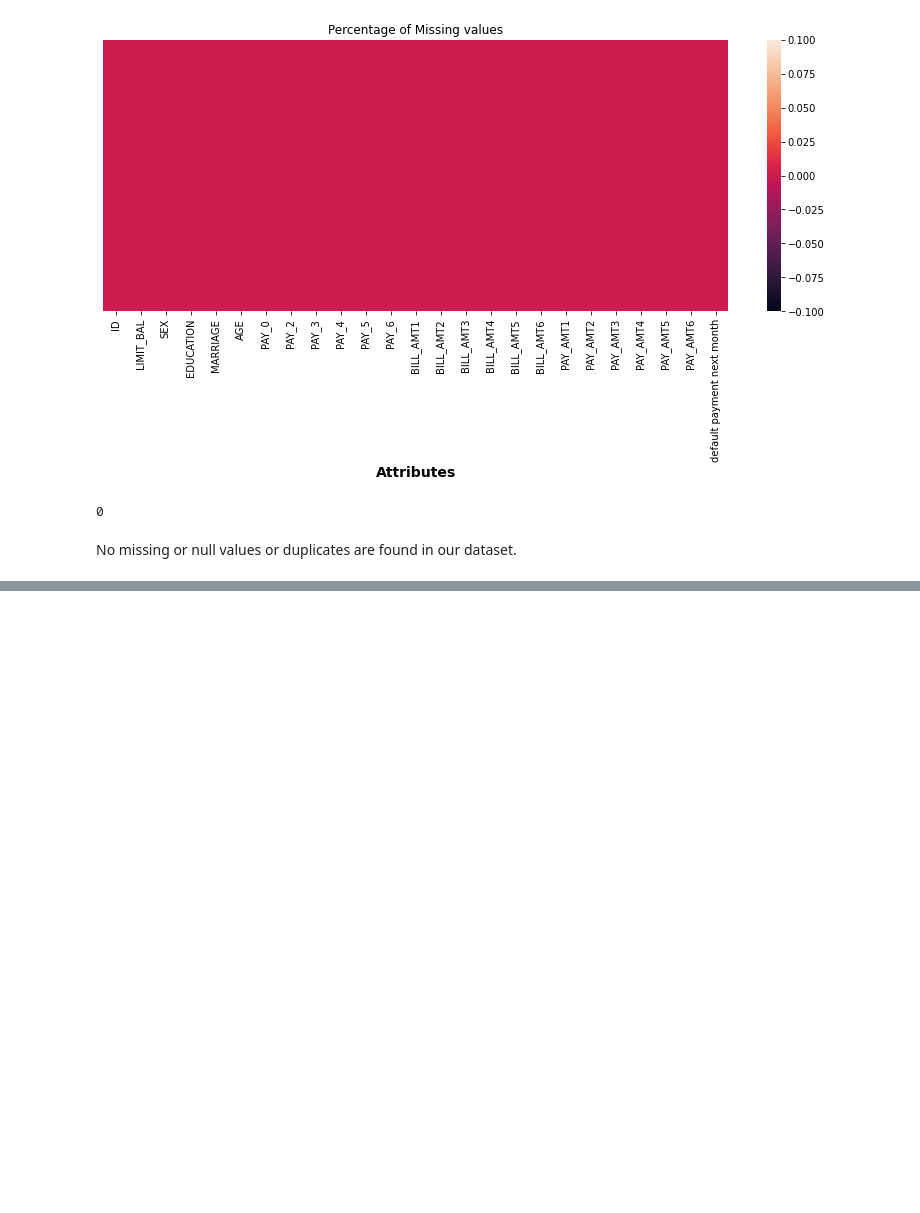
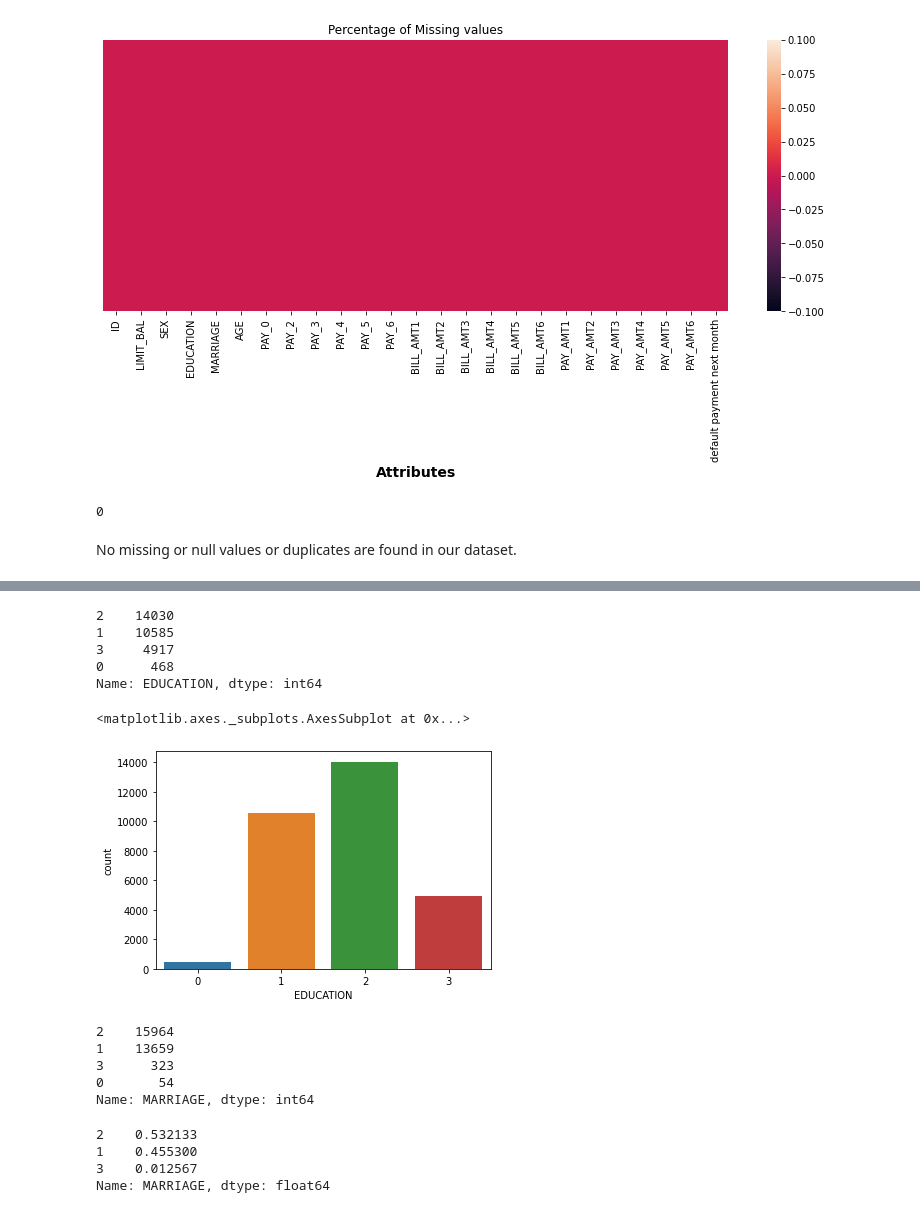
Before and after one commit to raushan9jnv/Credit-Card-Default-Prediction, a Jupyter notebook: Credit_Card_Default_Prediction_Capstone_Project_3.ipynb, the cells around one changed output, grey strips where cells are left out. Drawn from its saved outputs; the diff is of its cells as text; code cells hidden in the pictures; blank space fills up the shorter version.

```diff
--- a/Credit_Card_Default_Prediction_Capstone_Project_3.ipynb
+++ b/Credit_Card_Default_Prediction_Capstone_Project_3.ipynb
@@ -193,0 +241,30 @@ No missing or null values or duplicates are found in our dataset.
+# %%
+df["EDUCATION"] = df["EDUCATION"].replace({4:0,5:0,6:0})
+df["EDUCATION"].value_counts()
+# %% [output]
+2    14030
+1    10585
+3     4917
+0      468
+Name: EDUCATION, dtype: int64
+# %%
+sns.countplot(x = 'EDUCATION', data = df)
+# %% [output]
+<matplotlib.axes._subplots.AxesSubplot at 0x...>
+[figure, added]
+# %%
+df['MARRIAGE'].value_counts()
+# %% [output]
+2    15964
+1    13659
+3      323
+0       54
+Name: MARRIAGE, dtype: int64
+# %%
+df["MARRIAGE"] = df["MARRIAGE"].replace({0:3})
+df["MARRIAGE"].value_counts(normalize=True)
+# %% [output]
+2    0.532133
+1    0.455300
+3    0.012567
+Name: MARRIAGE, dtype: float64
```
Also changed, not shown: parts of 23 cells of this notebook.
